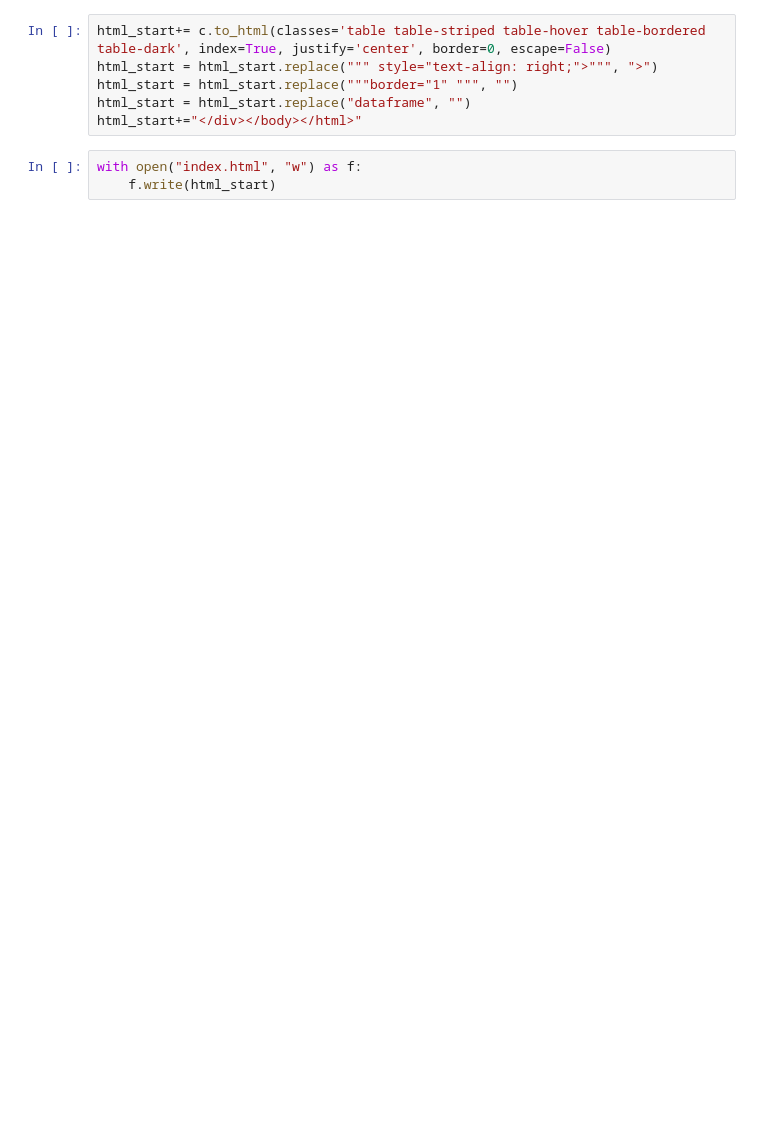
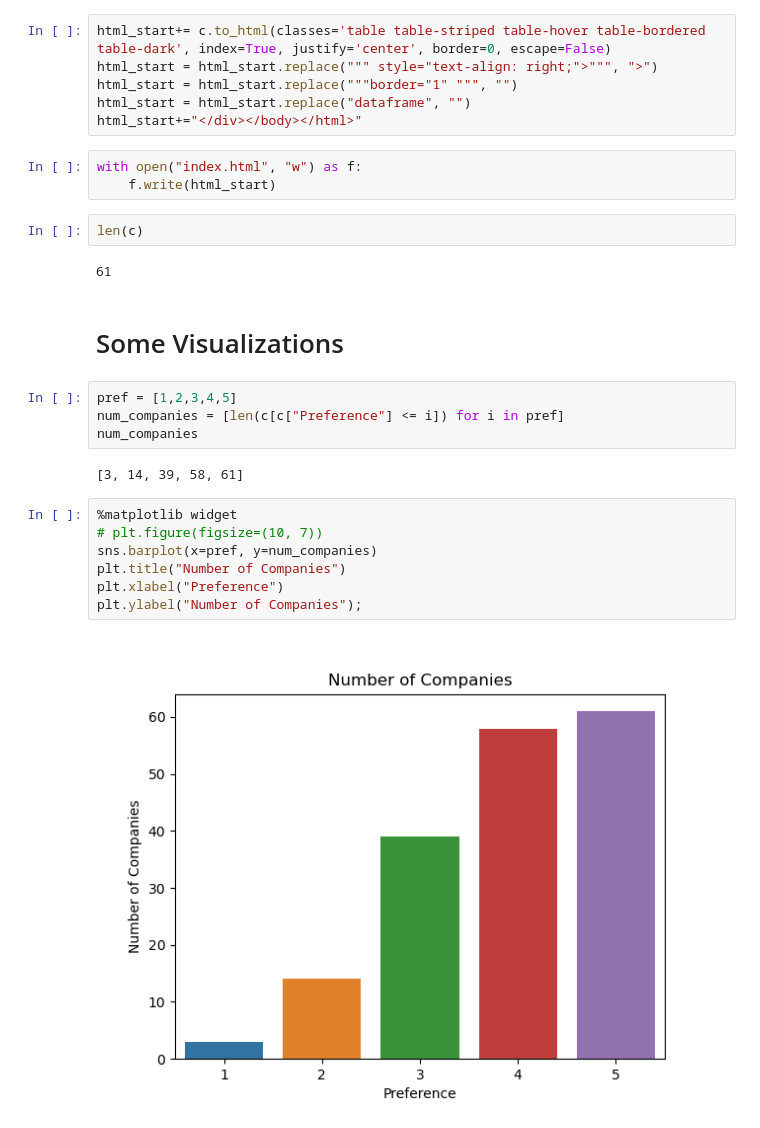
Before and after one commit to Hari31416/Placement, a Jupyter notebook: Companies/To_HTML.ipynb, the cells around one changed output. Saved outputs shown, nothing was run; the diff lists cells and outputs as text; blank space fills up the shorter version.

Commit message:
Add more companies

```diff
--- a/Companies/To_HTML.ipynb
+++ b/Companies/To_HTML.ipynb
@@ -58,3 +61,24 @@ html_start+="</div></body></html>"
 # %%
 with open("index.html", "w") as f:
     f.write(html_start)
+# %%
+len(c)
+# %% [output]
+61
+# %% [markdown]
+# Some Visualizations
+# %%
+pref = [1,2,3,4,5]
+num_companies = [len(c[c["Preference"] <= i]) for i in pref]
+num_companies
+# %% [output]
+[3, 14, 39, 58, 61]
+# %%
+%matplotlib widget
+# plt.figure(figsize=(10, 7))
+sns.barplot(x=pref, y=num_companies)
+plt.title("Number of Companies")
+plt.xlabel("Preference")
+plt.ylabel("Number of Companies");
+# %% [output]
+[figure, added]
```
Also changed, not shown: parts of 3 cells of this notebook, 6 other files.
